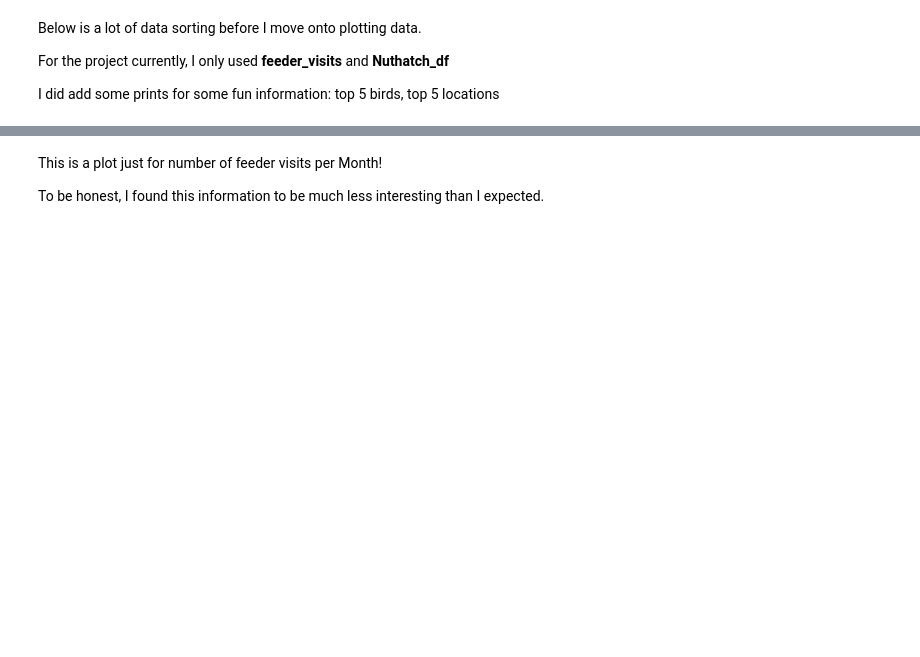
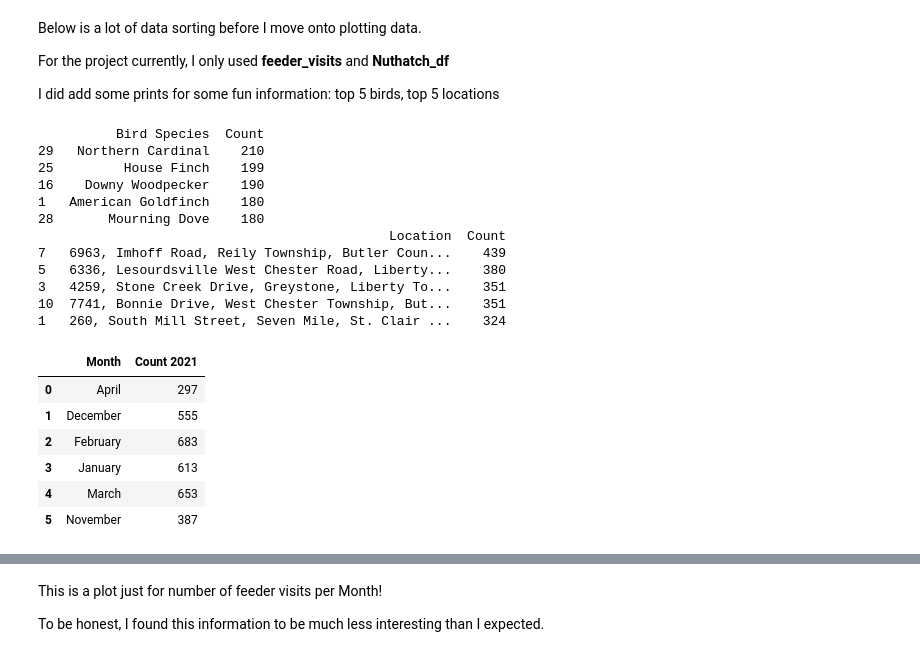
Before and after one commit to AWDameron/Birds_In_Ohio, a Jupyter notebook: Bird_finder.ipynb, the cells around one changed output, grey strips where cells are left out. Saved outputs shown, nothing was run; the diff lists cells and outputs as text; code cells hidden in the pictures; blank space fills up the shorter version.

```diff
--- a/Bird_finder.ipynb
+++ b/Bird_finder.ipynb
@@ -209,17 +302,14 @@ butler_county_df = merged_loc_df[merged_loc_df['location_x'].str.contains('Butle
 final_df = butler_county_df.rename(columns={'SPECIES_CODE': 'Bird Species','location_x' : 'Location'})
 final_df['Date_time'] = pd.to_datetime(final_df[['Month','Day','Year']])
 
-#df_YEAR would be from 11-202x to 4-202y
-df_2021_temp = final_df[(final_df['Date_time'] >= '2020-11-01') & (final_df['Date_time'] <= '2021-04-30')]
-df_2022_temp = final_df[(final_df['Date_time'] >= '2021-11-01') & (final_df['Date_time'] <= '2022-04-30')]
-df_2023_temp = final_df[(final_df['Date_time'] >= '2022-11-01') & (final_df['Date_time'] <= '2023-04-30')]
-df_2024_temp = final_df[(final_df['Date_time'] >= '2023-11-01') & (final_df['Date_time'] <= '2024-04-30')]
+## TODO ##
+# Set up a search function for a bird, will have to look into sorting the Bird Species list and setting it up.
 Nuthatch_df_temp = final_df[(final_df['Bird Species'].str.contains('White-breasted Nuthatch'))]
 print(Nuthatch_df_temp.size)
-df_2021 = Date_Fixer(df_2021_temp)
-df_2022 = Date_Fixer(df_2022_temp)
-df_2023 = Date_Fixer(df_2023_temp)
-df_2024 = Date_Fixer(df_2024_temp)
+df_2021 = Date_Fixer(date_sort_by_year(final_df,2021))
+df_2022 = Date_Fixer(date_sort_by_year(final_df,2022))
+df_2023 = Date_Fixer(date_sort_by_year(final_df,2023))
+df_2024 = Date_Fixer(date_sort_by_year(final_df,2024))
 Nuthatch_df = Date_Fixer(Nuthatch_df_temp)
 
 print(Nuthatch_df.size)
@@ -370,0 +480,31 @@ print(feeder_visits.columns)
+# %%
+#2021
+birds_of_2021 = birds_of_year(df_2021)
+Locations_of_2021 = locations_of_year(df_2021)
+feeder_visits_2021 = feeder_visits_organizer (df_2021,2021)
+
+
+print(birds_of_2021.head(5))
+print(Locations_of_2021.head(5))
+
+feeder_visits_2021
+# %% [output]
+          Bird Species  Count
+29   Northern Cardinal    210
+25         House Finch    199
+16    Downy Woodpecker    190
+1   American Goldfinch    180
+28       Mourning Dove    180
+                                             Location  Count
+7   6963, Imhoff Road, Reily Township, Butler Coun...    439
+5   6336, Lesourdsville West Chester Road, Liberty...    380
+3   4259, Stone Creek Drive, Greystone, Liberty To...    351
+10  7741, Bonnie Drive, West Chester Township, But...    351
+1   260, South Mill Street, Seven Mile, St. Clair ...    324
+|  | Month | Count 2021 |
+| 0 | April | 297 |
+| 1 | December | 555 |
+| 2 | February | 683 |
+| 3 | January | 613 |
+| 4 | March | 653 |
+| 5 | November | 387 |
```
Also changed, not shown: parts of 23 cells of this notebook, 1 other file.
